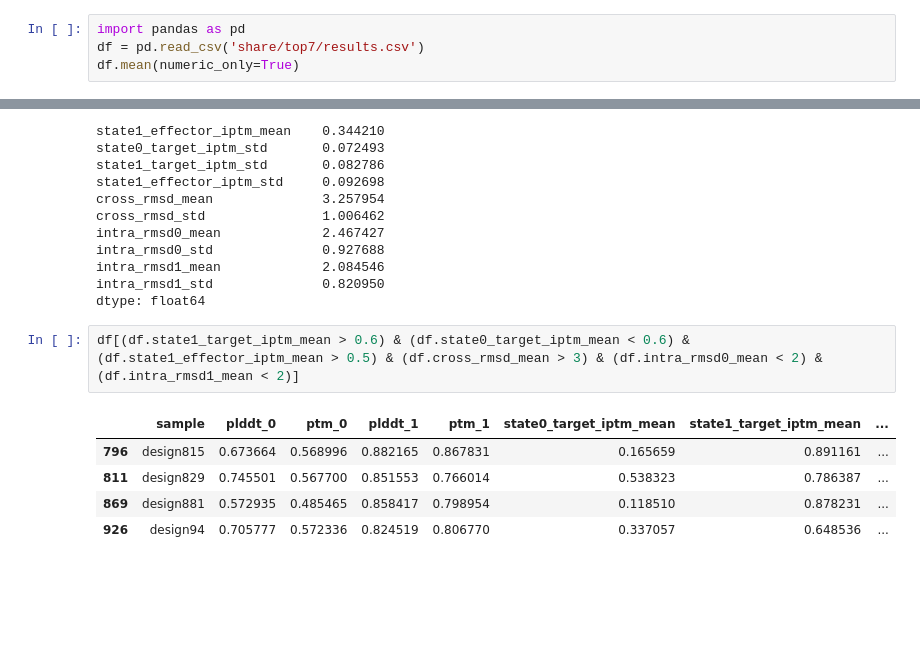
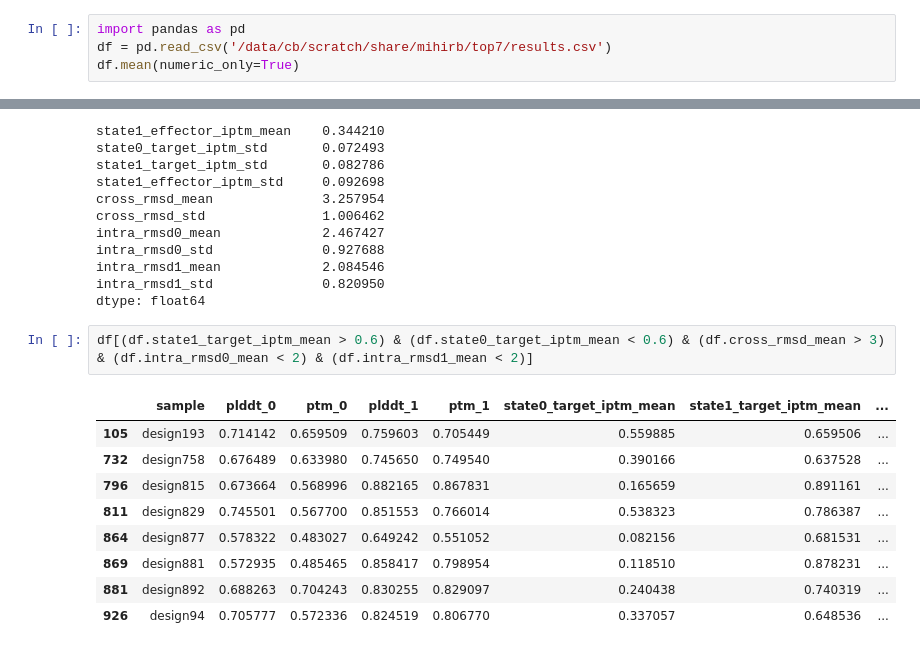
Before and after one commit to aparsanMIT/MotifCraft-AA, a Jupyter notebook: eval_hem.ipynb, the cells around one changed output, grey strips where cells are left out. Cells and saved outputs as stored; diff of their text form; blank space fills up the shorter version.

```diff
--- a/eval_hem.ipynb
+++ b/eval_hem.ipynb
@@ -33,6 +107,6 @@ df[(df.cross_rmsd_mean > 2) & (df.intra_rmsd0_mean < 1) & (df.intra_rmsd1_mean <
 # %%
 import pandas as pd
-df = pd.read_csv('share/top7/results.csv')
+df = pd.read_csv('/data/cb/scratch/share/mihirb/top7/results.csv')
 df.mean(numeric_only=True)
 # %% [output]
 plddt_0                      0.651261
@@ -53,10 +127,14 @@ intra_rmsd1_mean             2.084546
 intra_rmsd1_std              0.820950
 dtype: float64
 # %%
-df[(df.state1_target_iptm_mean > 0.6) & (df.state0_target_iptm_mean < 0.6) & (df.state1_effector_iptm_mean > 0.5) & (df.cross_rmsd_mean > 3) & (df.intra_rmsd0_mean < 2) & (df.intra_rmsd1_mean < 2)]
+df[(df.state1_target_iptm_mean > 0.6) & (df.state0_target_iptm_mean < 0.6) & (df.cross_rmsd_mean > 3) & (df.intra_rmsd0_mean < 2) & (df.intra_rmsd1_mean < 2)]
 # %% [output]
 |  | sample | plddt_0 | ptm_0 | plddt_1 | ptm_1 | state0_target_iptm_mean | state1_target_iptm_mean | ... |
+| 105 | design193 | 0.714142 | 0.659509 | 0.759603 | 0.705449 | 0.559885 | 0.659506 | ... |
+| 732 | design758 | 0.676489 | 0.633980 | 0.745650 | 0.749540 | 0.390166 | 0.637528 | ... |
 | 796 | design815 | 0.673664 | 0.568996 | 0.882165 | 0.867831 | 0.165659 | 0.891161 | ... |
 | 811 | design829 | 0.745501 | 0.567700 | 0.851553 | 0.766014 | 0.538323 | 0.786387 | ... |
+| 864 | design877 | 0.578322 | 0.483027 | 0.649242 | 0.551052 | 0.082156 | 0.681531 | ... |
 | 869 | design881 | 0.572935 | 0.485465 | 0.858417 | 0.798954 | 0.118510 | 0.878231 | ... |
+| 881 | design892 | 0.688263 | 0.704243 | 0.830255 | 0.829097 | 0.240438 | 0.740319 | ... |
 | 926 | design94 | 0.705777 | 0.572336 | 0.824519 | 0.806770 | 0.337057 | 0.648536 | ... |
```
Also changed, not shown: parts of 8 cells of this notebook, 1 other file.
